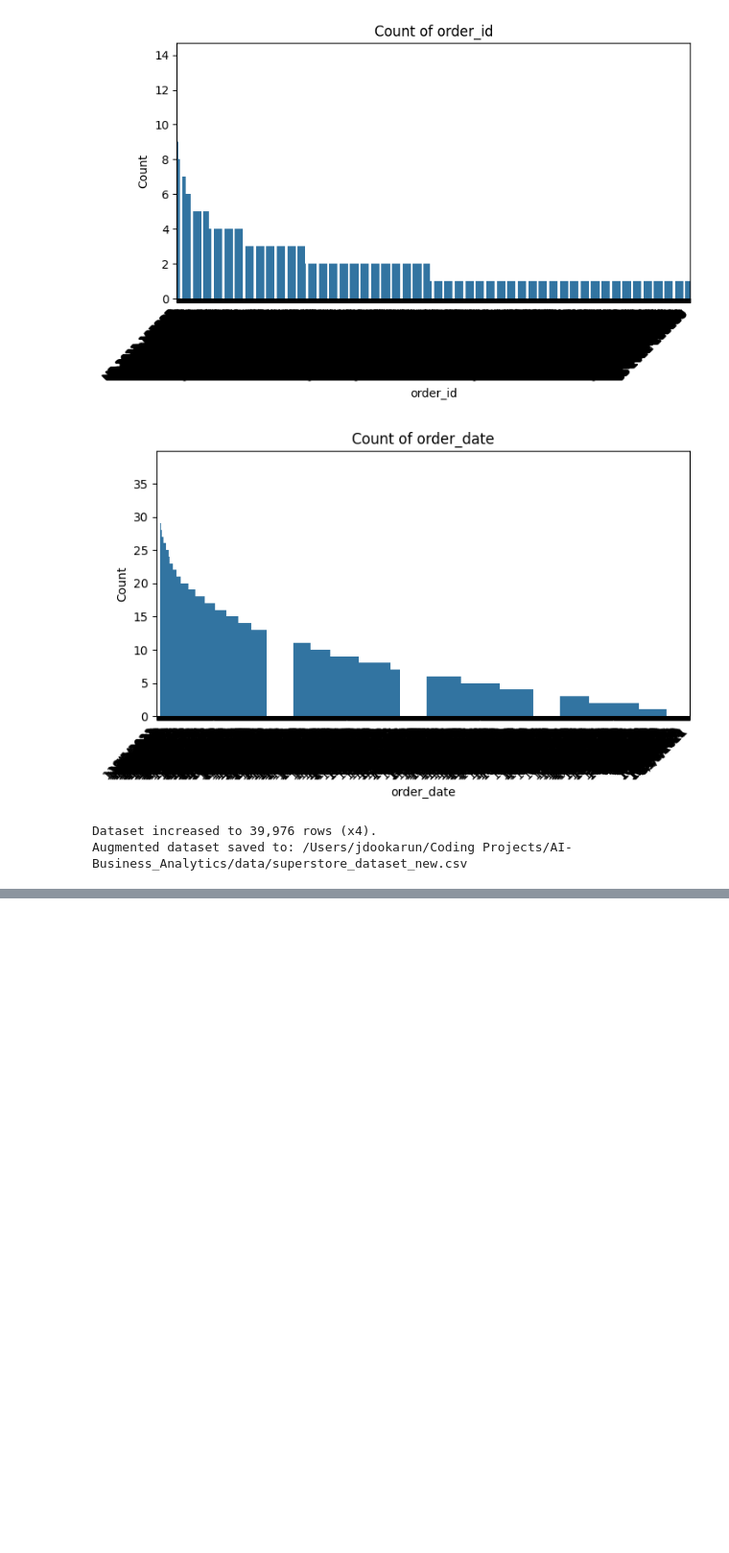
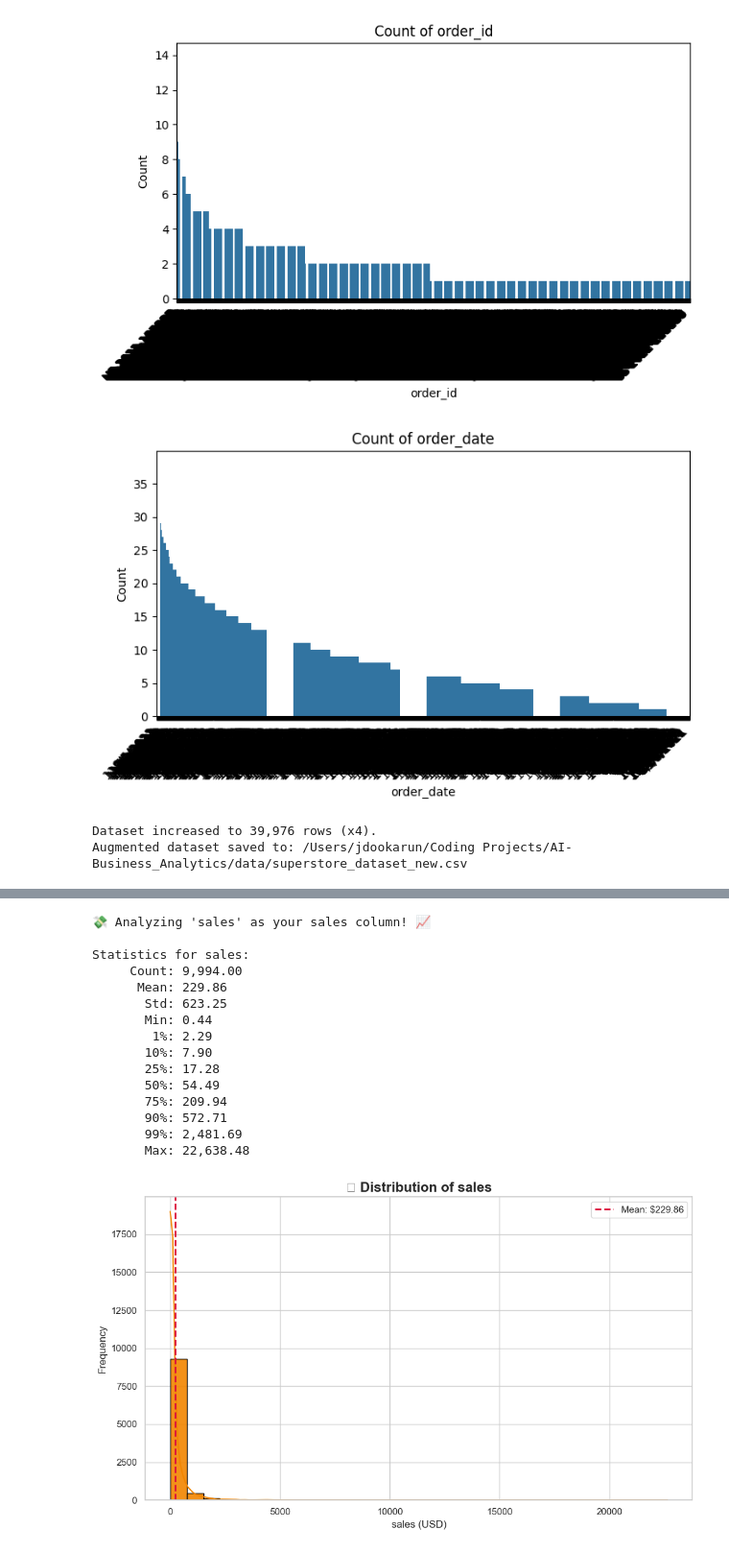
Before and after one commit to jxson7/SaaS-Product-Analytics, a Jupyter notebook: main.ipynb, the cells around one changed output, grey strips where cells are left out. Shown at 96% size. Saved outputs shown, nothing was run; the diff lists cells and outputs as text; code cells hidden in the pictures; blank space fills up the shorter version.

```diff
--- a/main.ipynb
+++ b/main.ipynb
@@ -241,0 +427,16 @@ Augmented dataset saved to: /Users/jdookarun/Coding Projects/AI-Business_Analyti
+# %%
+import matplotlib.pyplot as plt
+import seaborn as sns
+from termcolor import colored
+
+# Set fancy seaborn style and custom color palette
+sns.set(style="whitegrid", palette="pastel")
+plt.rcParams["figure.figsize"] = (10, 6)
+plt.rcParams["axes.titlesize"] = 16
+plt.rcParams["axes.titleweight"] = "bold"
+
+print(colored("📊 Your DataFrame: Available Columns", "cyan", attrs=["bold", "underline"]))
+for idx, col in enumerate(df.columns):
+    print(colored(f"  {idx+1}. {col}", "green", attrs=["bold"]))
+
+print(colored(f"\nTotal Columns: {len(df.columns)} 🚀", "magenta", attrs=["bold"]))
@@ -241,0 +461,53 @@ Augmented dataset saved to: /Users/jdookarun/Coding Projects/AI-Business_Analyti
+# %%
+# 🔎✨ Automatically detect the sales or revenue column and give visual feedback!
+
+from termcolor import colored
+
+# Try to guess the sales column with a fun twist!
+sales_col = None
+search_terms = ["sale", "revenue", "turnover", "gross_income"]
+for col in df.columns:
+    if any(term in col.lower() for term in search_terms):
+        sales_col = col
+        break
+
+if sales_col:
+    print(colored(f"💸 Analyzing '{sales_col}' as your sales column! 📈", "yellow", attrs=["bold"]))
+
+    # Give some quick quantile stats for flair
+    sales_stats = df[sales_col].describe(percentiles=[.01, .1, .25, .5, .75, .9, .99]).round(2)
+    print(colored(f"\nStatistics for {sales_col}:", "magenta", attrs=["bold"]))
+    for stat, value in sales_stats.items():
+        print(colored(f"{stat.capitalize():>10}: {value:,.2f}", "magenta"))
+
+    # Fancy histogram with color and annotation
+    palette = sns.color_palette("flare", as_cmap=True)
+    ax = sns.histplot(df[sales_col], bins=30, kde=True, color="#f28500", edgecolor="black", alpha=0.9)
+    mean_val = df[sales_col].mean()
+    plt.axvline(mean_val, color="crimson", ls="--", lw=2, label=f"Mean: ${mean_val:,.2f}")
+    plt.title(f"🔥 Distribution of {sales_col}", fontsize=16, weight='bold')
+    plt.xlabel(f"{sales_col} (USD)")
+    plt.ylabel("Frequency")
+    plt.legend()
+    plt.tight_layout()
+    plt.show()
+else:
+    print(colored("⚠️ No 'Sales' or 'Revenue' column found in your DataFrame!\n", "red", attrs=["bold"]))
+    print(colored("🧐 Try checking your data for relevant columns or rename them!", "yellow"))
+# %% [output]
+💸 Analyzing 'sales' as your sales column! 📈
+
+Statistics for sales:
+     Count: 9,994.00
+      Mean: 229.86
+       Std: 623.25
+       Min: 0.44
+        1%: 2.29
+       10%: 7.90
+       25%: 17.28
+       50%: 54.49
+       75%: 209.94
+       90%: 572.71
+       99%: 2,481.69
+       Max: 22,638.48
+[figure, added]
```
Also changed, not shown: parts of 14 cells of this notebook, 1 other file.
